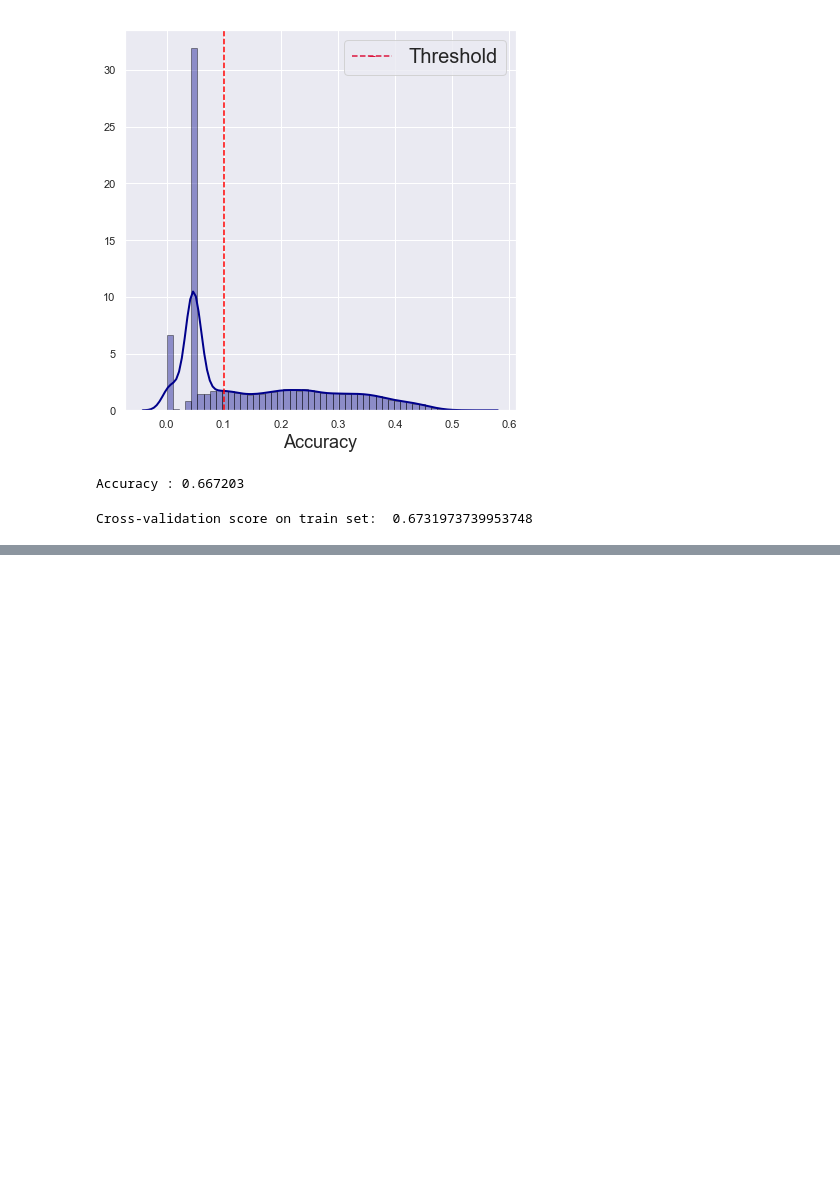
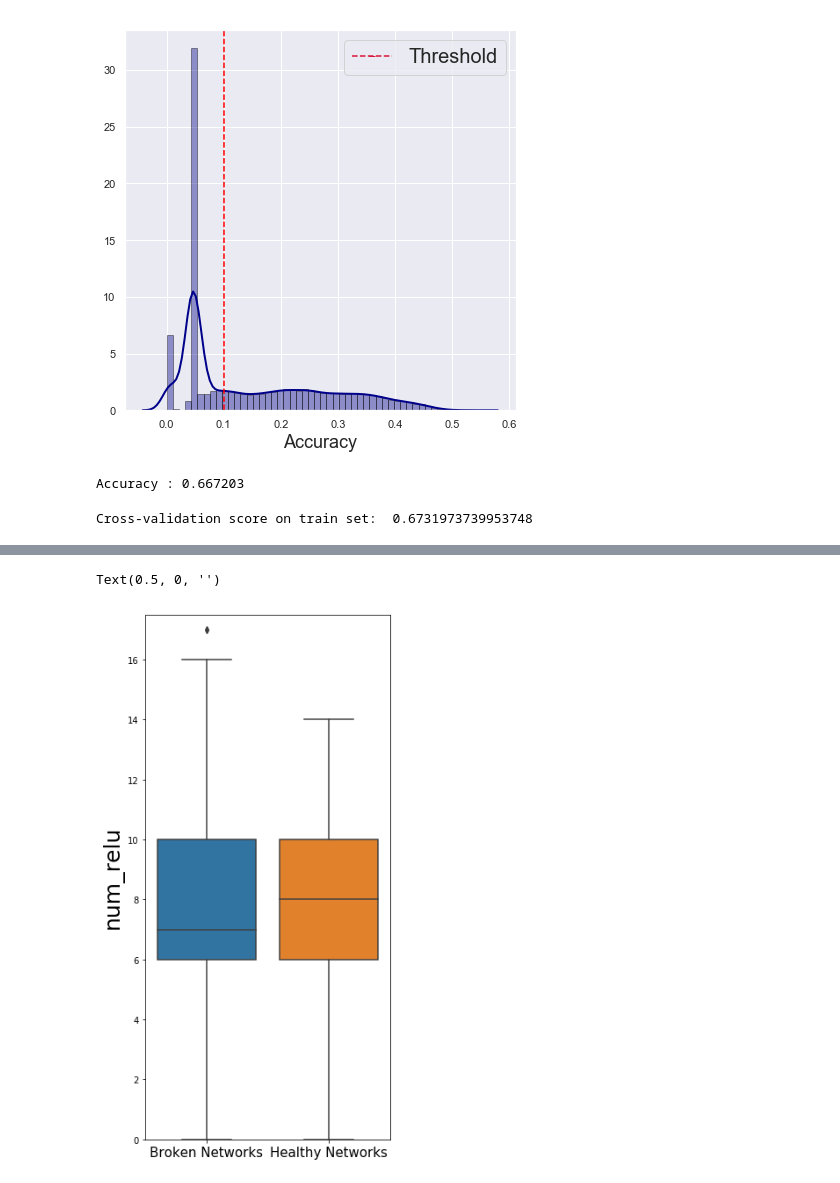
Before and after one commit to Duchstf/CNN-Architectural-Analysis, a Jupyter notebook: MINERvA-Vertex-Finding/Code/First-population-analysis.ipynb, the cells around one changed output, grey strips where cells are left out. Cells and saved outputs as stored; diff of their text form; code cells hidden in the pictures; blank space fills up the shorter version.

```diff
--- a/MINERvA-Vertex-Finding/Code/First-population-analysis.ipynb
+++ b/MINERvA-Vertex-Finding/Code/First-population-analysis.ipynb
@@ -131,0 +202,14 @@ plt.show()
+# %%
+df['group_name'] = ['Broken Networks' if x < 0.100533 else "Healthy Networks" for x in df['final_accuracy']]
+# %%
+var = 'group_name'
+data = pd.concat([df['num_relu'], df[var]], axis=1)
+f, ax = plt.subplots(figsize=(5, 11))
+fig = sns.boxplot(x=var, y='num_relu', order = ["Broken Networks","Healthy Networks"], data=data)
+fig.axis(ymin=0, ymax=17.50);
+plt.xticks(fontsize=15);
+ax.yaxis.label.set_size(25)
+fig.set_xlabel('')
+# %% [output]
+Text(0.5, 0, '')
+[figure, added]
```
Also changed, not shown: parts of 8 cells of this notebook.
